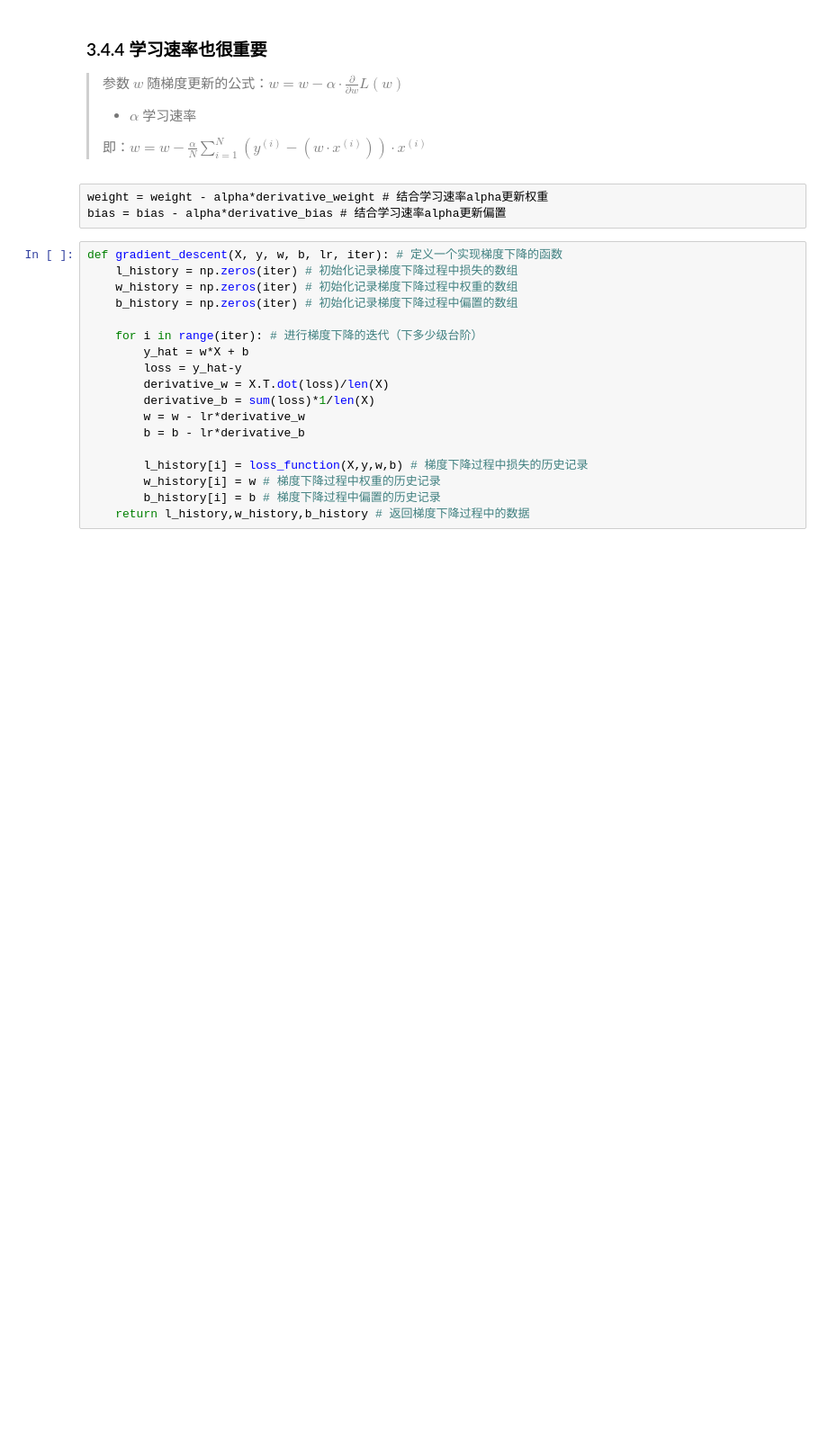
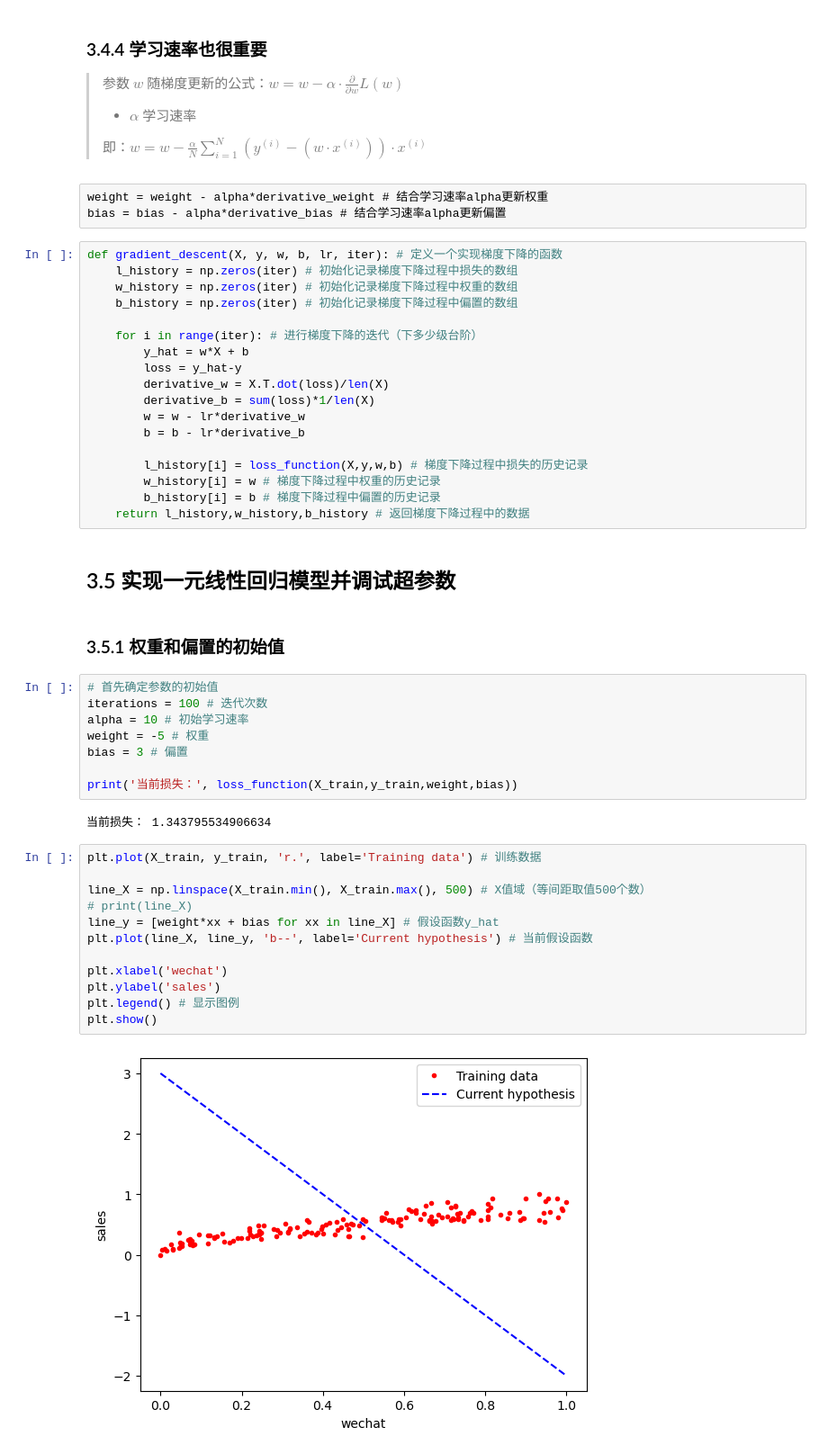
Before and after one commit to MemoryFactory/jupyter_basic, a Jupyter notebook: zero_ml.ipynb, the cells around one changed output. Shown at 90% size. Cells and saved outputs as stored; diff of their text form; blank space fills up the shorter version.

```diff
--- a/zero_ml.ipynb
+++ b/zero_ml.ipynb
@@ -694,3 +694,31 @@ def gradient_descent(X, y, w, b, lr, iter): # 定义一个实现梯度下降的
         w_history[i] = w # 梯度下降过程中权重的历史记录
         b_history[i] = b # 梯度下降过程中偏置的历史记录
     return l_history,w_history,b_history # 返回梯度下降过程中的数据
+# %% [markdown]
+## 3.5 实现一元线性回归模型并调试超参数
+# %% [markdown]
+### 3.5.1 权重和偏置的初始值
+# %%
+# 首先确定参数的初始值
+iterations = 100 # 迭代次数
+alpha = 10 # 初始学习速率
+weight = -5 # 权重
+bias = 3 # 偏置
+
+print('当前损失：', loss_function(X_train,y_train,weight,bias))
+# %% [output]
+当前损失： 1.343795534906634
+# %%
+plt.plot(X_train, y_train, 'r.', label='Training data') # 训练数据
+
+line_X = np.linspace(X_train.min(), X_train.max(), 500) # X值域（等间距取值500个数）
+# print(line_X)
+line_y = [weight*xx + bias for xx in line_X] # 假设函数y_hat
+plt.plot(line_X, line_y, 'b--', label='Current hypothesis') # 当前假设函数
+
+plt.xlabel('wechat')
+plt.ylabel('sales')
+plt.legend() # 显示图例
+plt.show()
+# %% [output]
+[figure, added]
```
Also changed, not shown: parts of 15 cells of this notebook.
